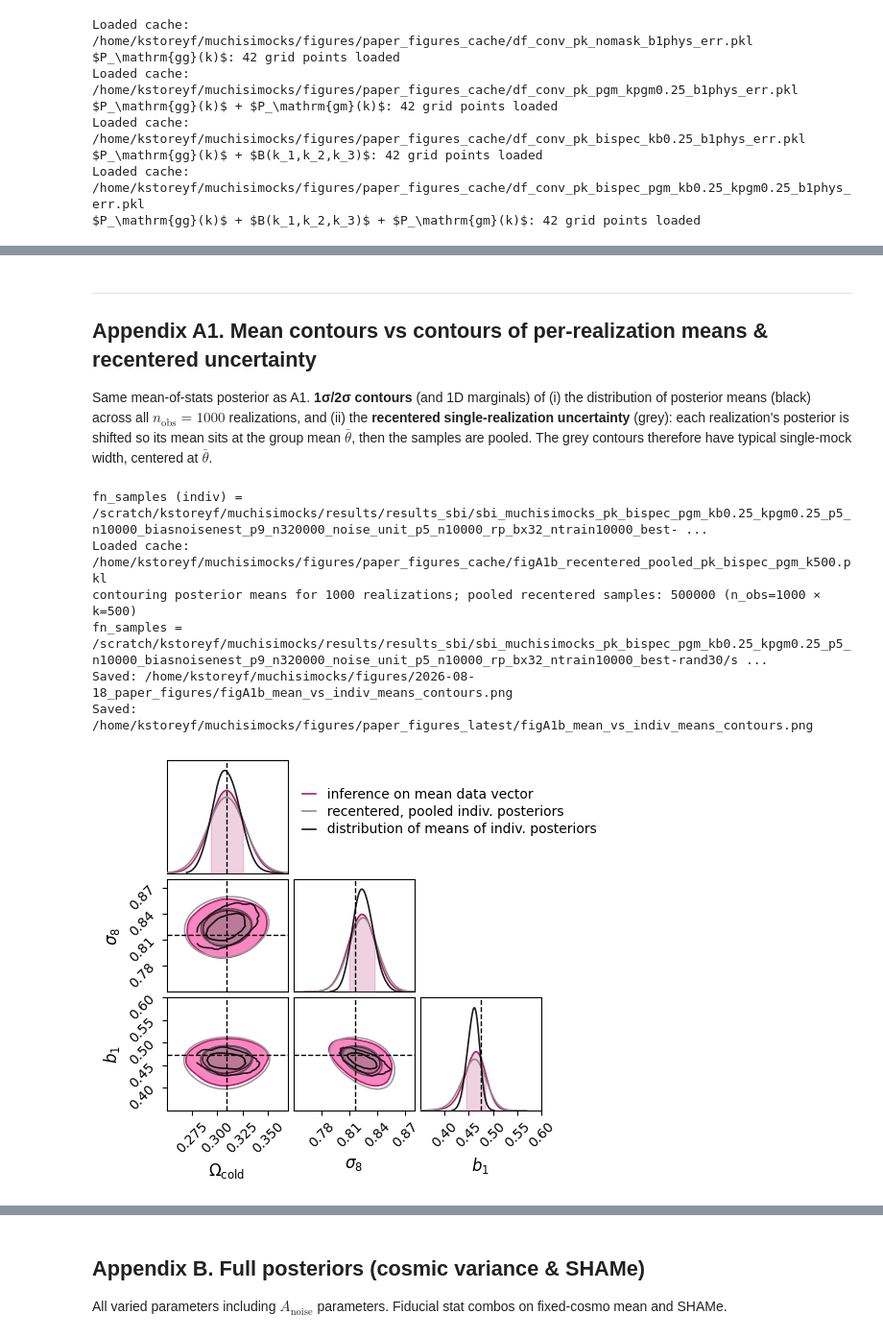
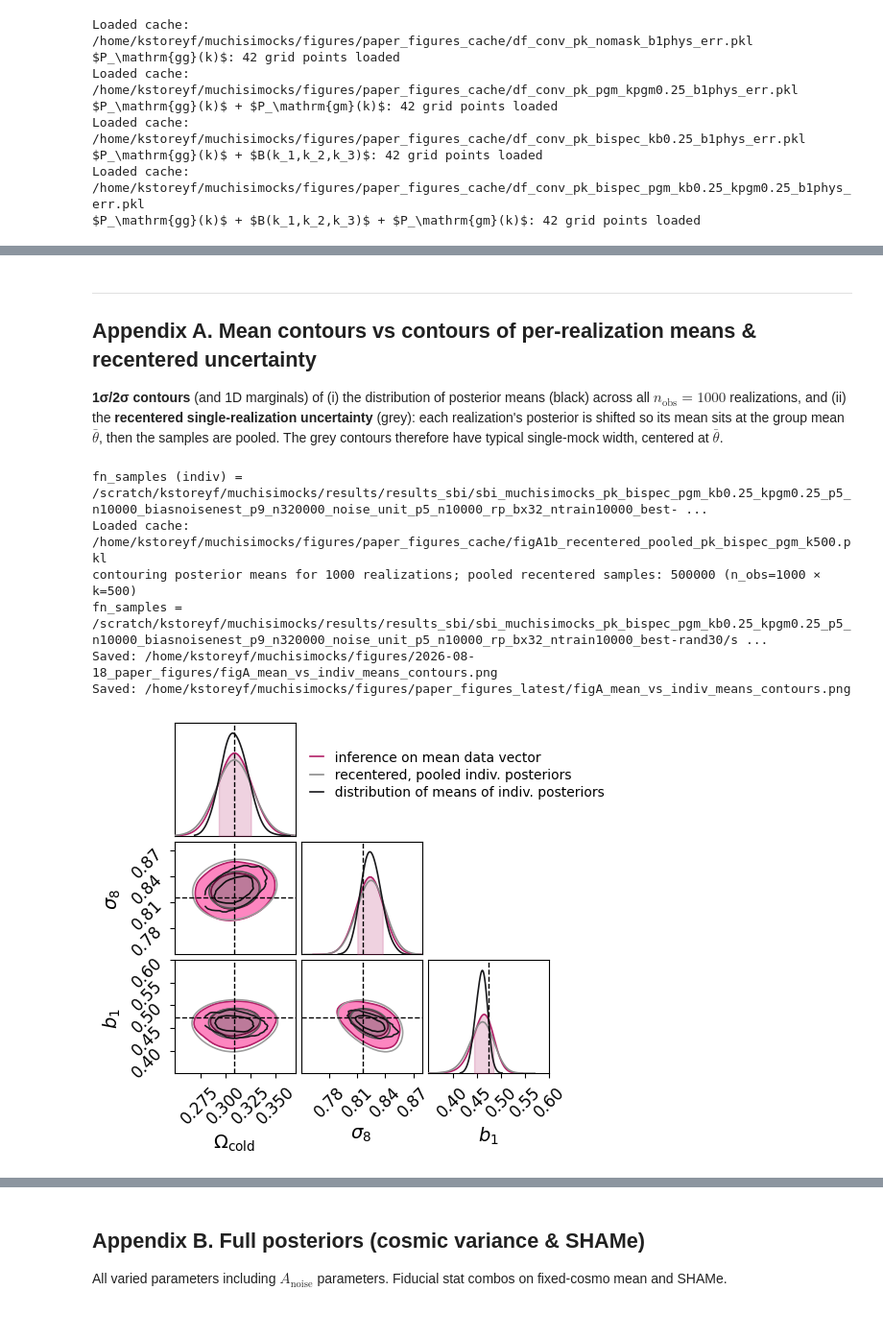
Before and after one commit to kstoreyf/muchisimocks, a Jupyter notebook: notebooks/2026-06-11_paper_figures.ipynb, the cells around one changed output, grey strips where cells are left out. Shown at 96% size. Cells and saved outputs as stored; diff of their text form; code cells hidden in the pictures.

Commit message:
lots of figure work

```diff
--- a/notebooks/2026-06-11_paper_figures.ipynb
+++ b/notebooks/2026-06-11_paper_figures.ipynb
@@ -63,7 +63,10 @@ STAT_LABELS_SHORT = {
 
 
 def get_stat_label_short(statistics):
-    return " + ".join(STAT_LABELS_SHORT[s] for s in statistics)
+    # Display order: Pgg, Pgm, Bggg (independent of tag / file-name order).
+    order = {"pk": 0, "pgm": 1, "bispec": 2}
+    stats = sorted(statistics, key=lambda s: order.get(s, 99))
+    return " + ".join(STAT_LABELS_SHORT[s] for s in stats)
 
 TAG_PARAMS_TEST_FIXED = "_shame_p0_n1000"
 TAG_BIASPARAMS_TEST_FIXED = "_biasshame_noisebest_p0_n1"
@@ -288,18 +291,21 @@ def plot_fiducial_contours(
 def stats_summary(arr):
     return (
         np.nanmedian(arr, axis=0),
-        np.nanpercentile(arr, 5, axis=0),
+        np.nanpercentile(arr, 1, axis=0),
         np.nanpercentile(arr, 16, axis=0),
         np.nanpercentile(arr, 84, axis=0),
-        np.nanpercentile(arr, 95, axis=0),
+        np.nanpercentile(arr, 99, axis=0),
     )
 
 
-def plot_stat_band(ax, x, median, p5, p16, p84, p95, color):
+def plot_stat_band(ax, x, median, p1, p16, p84, p99, color, *, with_labels=True):
     # Median first for legend order; zorder keeps the line above the bands.
-    ax.plot(x, median, color=color, label="median", zorder=3)
-    ax.fill_between(x, p16, p84, color=color, alpha=0.35, label="16-84%", zorder=2)
-    ax.fill_between(x, p5, p95, color=color, alpha=0.18, label="5-95%", zorder=1)
+    lab_med = "training set median" if with_labels else None
+    lab_1684 = "16–84%" if with_labels else None
+    lab_199 = "1–99%" if with_labels else None
+    ax.plot(x, median, color=color, label=lab_med, zorder=3)
+    ax.fill_between(x, p16, p84, color=color, alpha=0.35, label=lab_1684, zorder=2)
+    ax.fill_between(x, p1, p99, color=color, alpha=0.18, label=lab_199, zorder=1)
 
 
 def filter_finite_coverage_rows(theta_true_arr, theta_pred_arr, covs_pred_arr):
@@ -1747,11 +2174,11 @@ Saved: /home/kstoreyf/muchisimocks/figures/paper_figures_latest/fig9_scale_depen
 # %% [markdown]
 ---
 
-## Appendix A1. Mean contours vs contours of per-realization means & recentered uncertainty
+## Appendix A. Mean contours vs contours of per-realization means & recentered uncertainty
 
-Same mean-of-stats posterior as A1. **1σ/2σ contours** (and 1D marginals) of (i) the distribution of posterior means (black) across all $n_\mathrm{obs}=1000$ realizations, and (ii) the **recentered single-realization uncertainty** (grey): each realization's posterior is shifted so its mean sits at the group mean $\bar\theta$, then the samples are pooled. The grey contours therefore have typical single-mock width, centered at $\bar\theta$.
+**1σ/2σ contours** (and 1D marginals) of (i) the distribution of posterior means (black) across all $n_\mathrm{obs}=1000$ realizations, and (ii) the **recentered single-realization uncertainty** (grey): each realization's posterior is shifted so its mean sits at the group mean $\bar\theta$, then the samples are pooled. The grey contours therefore have typical single-mock width, centered at $\bar\theta$.
 # %%
-# A1b: mean-of-stats vs per-realization means (black) & recentered single-mock uncertainty (grey)
+# Appendix A: mean-of-stats vs per-realization means (black) & recentered single-mock uncertainty (grey)
 import utils_inference
 
 statistics_row = ["pk", "bispec", "pgm"]
@@ -1848,34 +2275,40 @@ fig = plotter.plot_contours_inf(
     colors=[COLORS_FID[3], color_recentered, color_indiv],
     labels=[label_mean, label_recentered, label_indiv],
     shades=[True, False, False],
     linewidths=[lw_contour, lw_contour, lw_contour],
     smooths=[4, 4, smooth_means],
     bins_list=[8, 8, bins_means],
     kdes=[False, False, kde_means],
     fontsize_legend=10,
     legend_location=None,  # (row, col) subplot; e.g. (0, 1)
     legend_loc=None,  # 'upper left', 'center left', ...
     #loc_legend=LOC_LEGEND,  # bbox_to_anchor (x, y)
     loc_legend=(1.5, 0.8),
     title=None,
     extents=extents_a,
     figsize=FIGSIZE_CORNER,
     unreparameterize=True,
     samples_list=[
         None,
         (pooled_recentered, list(PARAM_NAMES_ZOOM)),
         (theta_hat, list(PARAM_NAMES_ZOOM)),
     ],
     show=False,
 )
 if fig is not None:
-    save_figure(fig, "figA1b_mean_vs_indiv_means_contours")
+    for ax in fig.axes:
+        ax.xaxis.label.set_fontsize(14)
+        ax.yaxis.label.set_fontsize(14)
+        ax.tick_params(labelsize=12)
+        if ax.get_title():
+            ax.title.set_fontsize(12)
+    save_figure(fig, "figA_mean_vs_indiv_means_contours")
 plt.show()
 # %% [output]
 fn_samples (indiv) = /scratch/kstoreyf/muchisimocks/results/results_sbi/sbi_muchisimocks_pk_bispec_pgm_kb0.25_kpgm0.25_p5_n10000_biasnoisenest_p9_n320000_noise_unit_p5_n10000_rp_bx32_ntrain10000_best- ...
 Loaded cache: /home/kstoreyf/muchisimocks/figures/paper_figures_cache/figA1b_recentered_pooled_pk_bispec_pgm_k500.pkl
 contouring posterior means for 1000 realizations; pooled recentered samples: 500000 (n_obs=1000 × k=500)
 fn_samples = /scratch/kstoreyf/muchisimocks/results/results_sbi/sbi_muchisimocks_pk_bispec_pgm_kb0.25_kpgm0.25_p5_n10000_biasnoisenest_p9_n320000_noise_unit_p5_n10000_rp_bx32_ntrain10000_best-rand30/s ...
-Saved: /home/kstoreyf/muchisimocks/figures/2026-08-18_paper_figures/figA1b_mean_vs_indiv_means_contours.png
-Saved: /home/kstoreyf/muchisimocks/figures/paper_figures_latest/figA1b_mean_vs_indiv_means_contours.png
+Saved: /home/kstoreyf/muchisimocks/figures/2026-08-18_paper_figures/figA_mean_vs_indiv_means_contours.png
+Saved: /home/kstoreyf/muchisimocks/figures/paper_figures_latest/figA_mean_vs_indiv_means_contours.png
-[figure, old version]
+[figure, new version]
```
Also changed, not shown: parts of 31 cells of this notebook, 10 other files.
